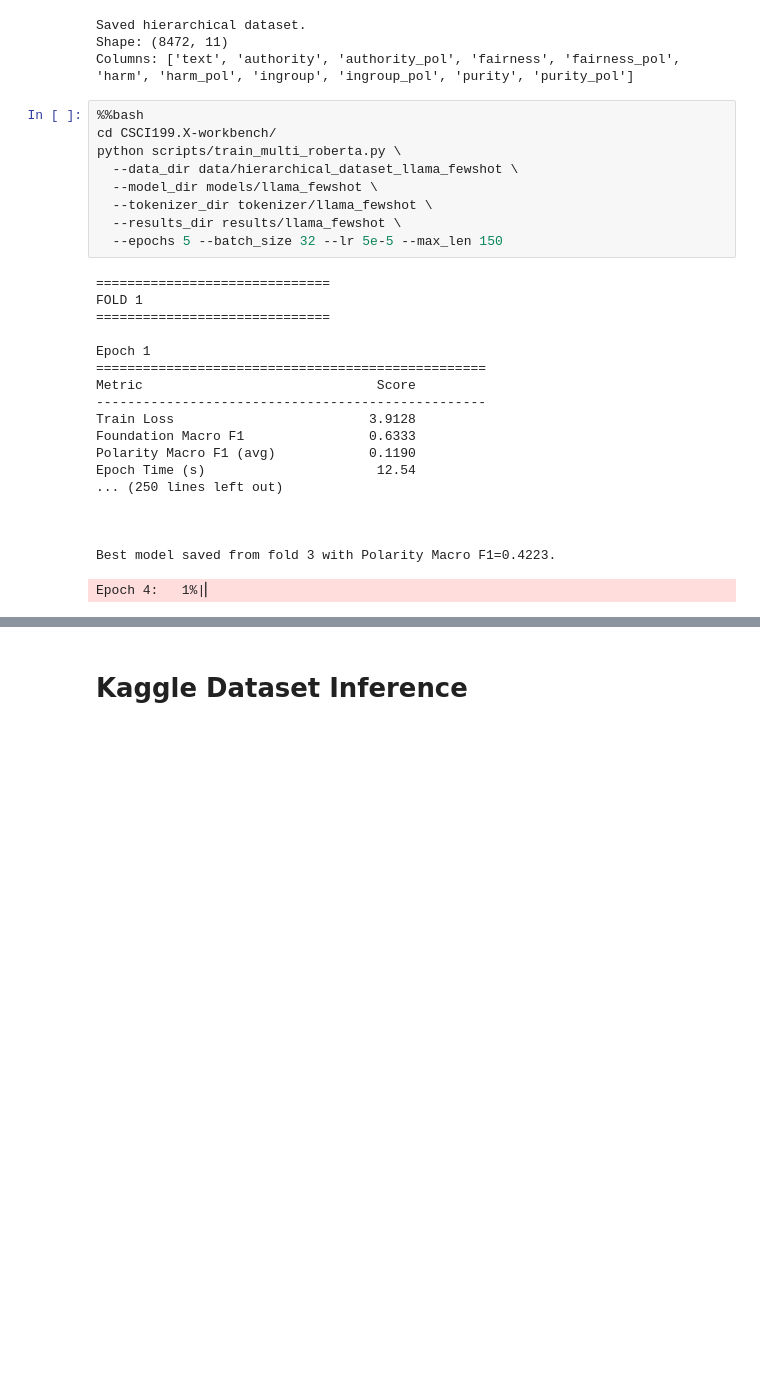
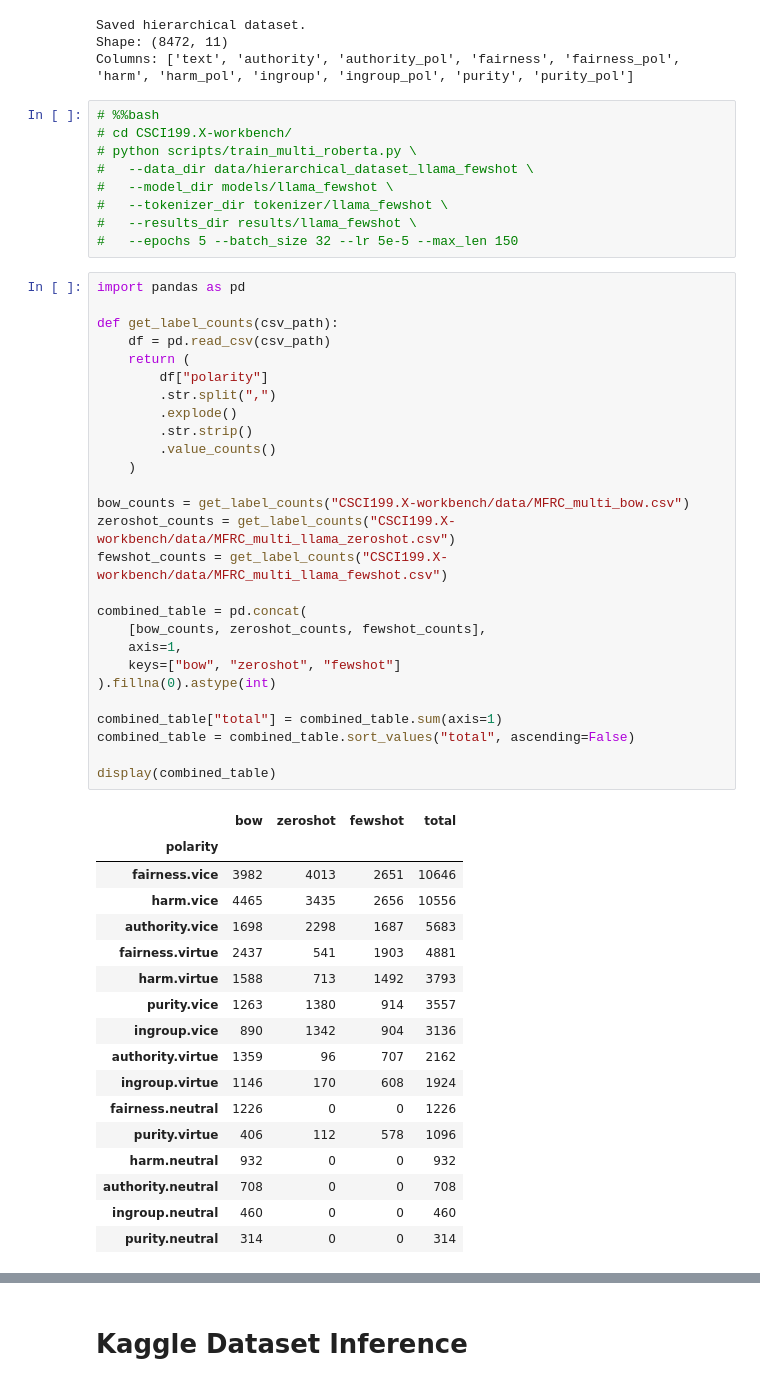
Before and after one commit to Pacozabala/CSCI199.X-workbench, a Jupyter notebook: roberta_experiment.ipynb, the cells around one changed output, grey strips where cells are left out. Saved outputs shown, nothing was run; the diff lists cells and outputs as text; blank space fills up the shorter version.

```diff
--- a/roberta_experiment.ipynb
+++ b/roberta_experiment.ipynb
@@ -232,30 +247,56 @@ Saved hierarchical dataset.
 Shape: (8472, 11)
 Columns: ['text', 'authority', 'authority_pol', 'fairness', 'fairness_pol', 'harm', 'harm_pol', 'ingroup', 'ingroup_pol', 'purity', 'purity_pol']
 # %%
-%%bash
-cd CSCI199.X-workbench/
-python scripts/train_multi_roberta.py \
-  --data_dir data/hierarchical_dataset_llama_fewshot \
-  --model_dir models/llama_fewshot \
-  --tokenizer_dir tokenizer/llama_fewshot \
-  --results_dir results/llama_fewshot \
-  --epochs 5 --batch_size 32 --lr 5e-5 --max_len 150
+# %%bash
+# cd CSCI199.X-workbench/
+# python scripts/train_multi_roberta.py \
+#   --data_dir data/hierarchical_dataset_llama_fewshot \
+#   --model_dir models/llama_fewshot \
+#   --tokenizer_dir tokenizer/llama_fewshot \
+#   --results_dir results/llama_fewshot \
+#   --epochs 5 --batch_size 32 --lr 5e-5 --max_len 150
-# %% [output]
-==============================
-FOLD 1
-==============================
-
-Epoch 1
-==================================================
-Metric                              Score
---------------------------------------------------
-Train Loss                         3.9128
-Foundation Macro F1                0.6333
-Polarity Macro F1 (avg)            0.1190
-Epoch Time (s)                      12.54
-... (250 lines left out)
-
-
-
-Best model saved from fold 3 with Polarity Macro F1=0.4223.
-Epoch 4:   1%|▏
+# %%
+import pandas as pd
+
+def get_label_counts(csv_path):
+    df = pd.read_csv(csv_path)
+    return (
+        df["polarity"]
+        .str.split(",")
+        .explode()
+        .str.strip()
+        .value_counts()
+    )
+
+bow_counts = get_label_counts("CSCI199.X-workbench/data/MFRC_multi_bow.csv")
+zeroshot_counts = get_label_counts("CSCI199.X-workbench/data/MFRC_multi_llama_zeroshot.csv")
+fewshot_counts = get_label_counts("CSCI199.X-workbench/data/MFRC_multi_llama_fewshot.csv")
+
+combined_table = pd.concat(
+    [bow_counts, zeroshot_counts, fewshot_counts],
+    axis=1,
+    keys=["bow", "zeroshot", "fewshot"]
+).fillna(0).astype(int)
+
+combined_table["total"] = combined_table.sum(axis=1)
+combined_table = combined_table.sort_values("total", ascending=False)
+
+display(combined_table)
+# %% [output]
+|  | bow | zeroshot | fewshot | total |
+| polarity |  |  |  |  |
+| fairness.vice | 3982 | 4013 | 2651 | 10646 |
+| harm.vice | 4465 | 3435 | 2656 | 10556 |
+| authority.vice | 1698 | 2298 | 1687 | 5683 |
+| fairness.virtue | 2437 | 541 | 1903 | 4881 |
+| harm.virtue | 1588 | 713 | 1492 | 3793 |
+| purity.vice | 1263 | 1380 | 914 | 3557 |
+| ingroup.vice | 890 | 1342 | 904 | 3136 |
+| authority.virtue | 1359 | 96 | 707 | 2162 |
+| ingroup.virtue | 1146 | 170 | 608 | 1924 |
+| fairness.neutral | 1226 | 0 | 0 | 1226 |
+| purity.virtue | 406 | 112 | 578 | 1096 |
+| harm.neutral | 932 | 0 | 0 | 932 |
+| authority.neutral | 708 | 0 | 0 | 708 |
+| ingroup.neutral | 460 | 0 | 0 | 460 |
+| purity.neutral | 314 | 0 | 0 | 314 |
```
Also changed, not shown: parts of 18 cells of this notebook.
